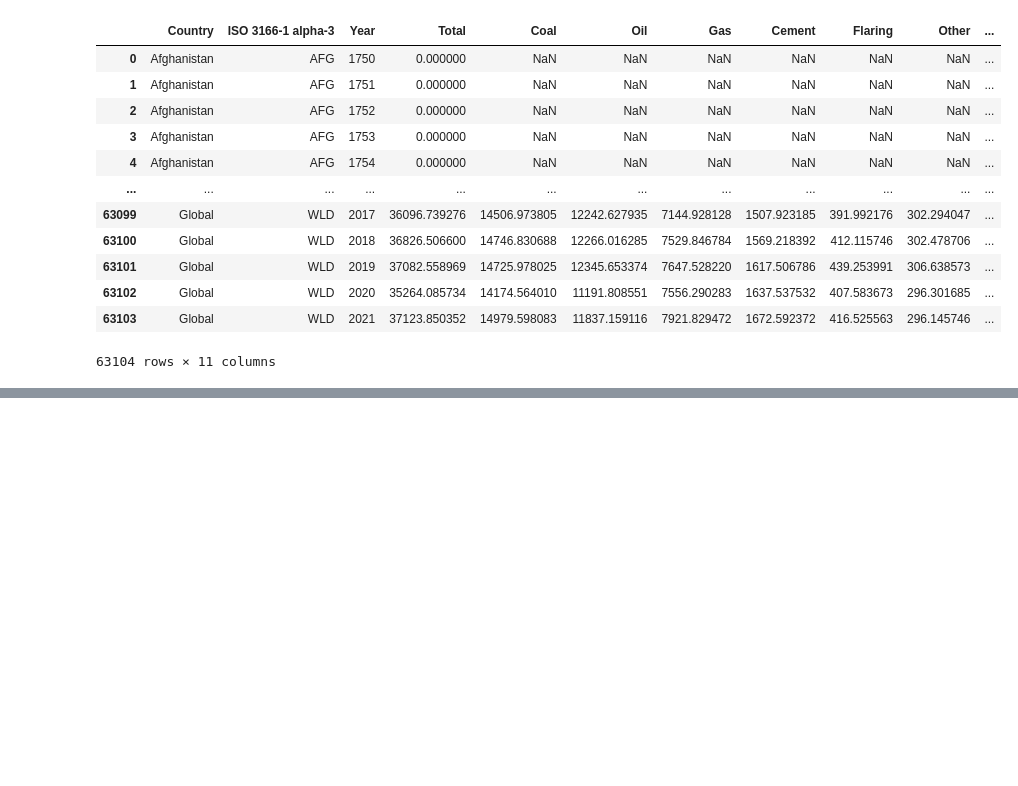
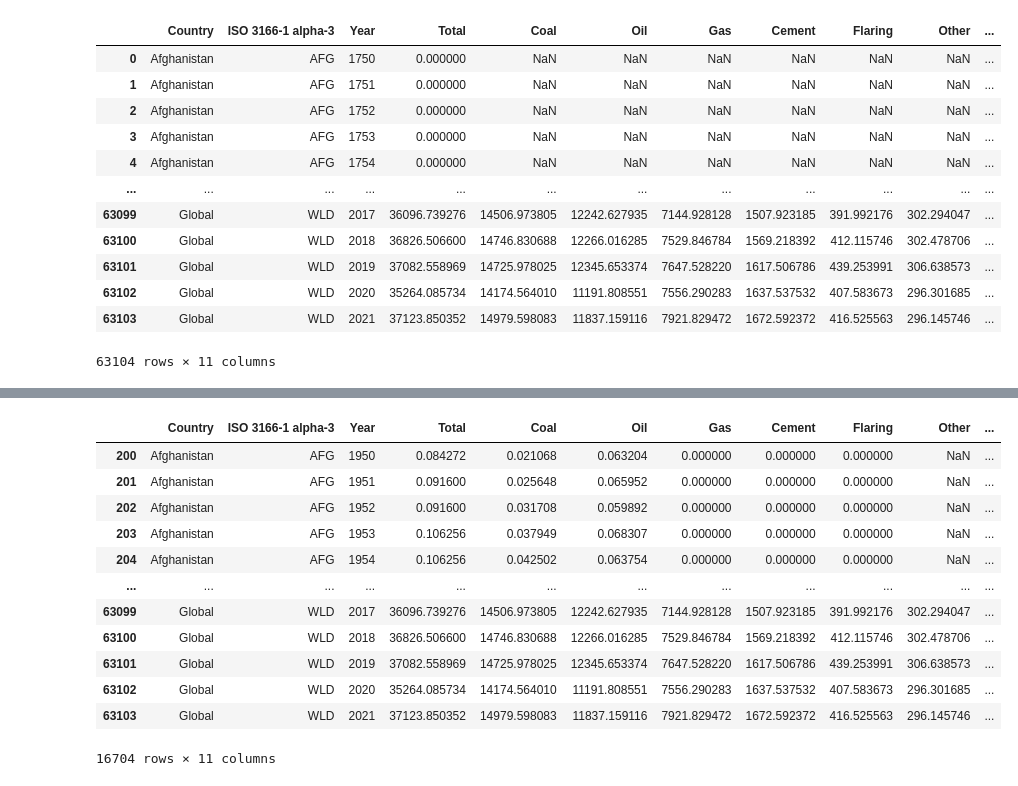
Before and after one commit to danilogiarlini/Global-CO2-Emission-Forecasting, a Jupyter notebook: main.ipynb, the cells around one changed output, grey strips where cells are left out. Saved outputs shown, nothing was run; the diff lists cells and outputs as text; code cells hidden in the pictures; blank space fills up the shorter version.

```diff
--- a/main.ipynb
+++ b/main.ipynb
@@ -38,0 +68,51 @@ array(['Afghanistan', 'Albania', 'Algeria', 'Andorra', 'Angola',
+# %%
+#Getting the mean of Each country
+coal_mean=df.groupby('Country')['Coal'].mean()
+oil_mean=df.groupby('Country')['Oil'].mean()
+gas_mean=df.groupby('Country')['Gas'].mean()
+cement_mean=df.groupby('Country')['Cement'].mean()
+flaring_mean=df.groupby('Country')['Flaring'].mean()
+other_mean=df.groupby('Country')['Other'].mean()
+per_capita_mean= df.groupby('Country')['Per Capita'].mean()
+#Setting the Index
+coal_mean.index = countries
+oil_mean.index = countries
+gas_mean.index = countries
+cement_mean.index = countries
+flaring_mean.index = countries
+other_mean.index = countries
+per_capita_mean.index = countries
+#Converting to Dictionary
+coal_mean=coal_mean.to_dict()
+oil_mean=oil_mean.to_dict()
+gas_mean=gas_mean.to_dict()
+cement_mean= cement_mean.to_dict()
+flaring_mean=flaring_mean.to_dict()
+other_mean=other_mean.to_dict()
+per_capita_mean= per_capita_mean.to_dict()
+# %%
+#fillin missing values with the mean of that country and the type of fuel
+df.Coal = df.Coal.fillna(df.Country.map(coal_mean))
+df.Oil = df.Oil.fillna(df.Country.map(oil_mean))
+df.Gas = df.Gas.fillna(df.Country.map(gas_mean))
+df.Cement = df.Cement.fillna(df.Country.map(cement_mean))
+df.Flaring = df.Flaring.fillna(df.Country.map(flaring_mean))
+df.Other = df.Other.fillna(df.Country.map(other_mean))
+df['Per Capita'].fillna(df.Country.map(per_capita_mean), inplace=True)
+# %%
+df.reset_index()
+df
+# %% [output]
+|  | Country | ISO 3166-1 alpha-3 | Year | Total | Coal | Oil | Gas | Cement | Flaring | Other | ... |
+| 200 | Afghanistan | AFG | 1950 | 0.084272 | 0.021068 | 0.063204 | 0.000000 | 0.000000 | 0.000000 | NaN | ... |
+| 201 | Afghanistan | AFG | 1951 | 0.091600 | 0.025648 | 0.065952 | 0.000000 | 0.000000 | 0.000000 | NaN | ... |
+| 202 | Afghanistan | AFG | 1952 | 0.091600 | 0.031708 | 0.059892 | 0.000000 | 0.000000 | 0.000000 | NaN | ... |
+| 203 | Afghanistan | AFG | 1953 | 0.106256 | 0.037949 | 0.068307 | 0.000000 | 0.000000 | 0.000000 | NaN | ... |
+| 204 | Afghanistan | AFG | 1954 | 0.106256 | 0.042502 | 0.063754 | 0.000000 | 0.000000 | 0.000000 | NaN | ... |
+| ... | ... | ... | ... | ... | ... | ... | ... | ... | ... | ... | ... |
+| 63099 | Global | WLD | 2017 | 36096.739276 | 14506.973805 | 12242.627935 | 7144.928128 | 1507.923185 | 391.992176 | 302.294047 | ... |
+| 63100 | Global | WLD | 2018 | 36826.506600 | 14746.830688 | 12266.016285 | 7529.846784 | 1569.218392 | 412.115746 | 302.478706 | ... |
+| 63101 | Global | WLD | 2019 | 37082.558969 | 14725.978025 | 12345.653374 | 7647.528220 | 1617.506786 | 439.253991 | 306.638573 | ... |
+| 63102 | Global | WLD | 2020 | 35264.085734 | 14174.564010 | 11191.808551 | 7556.290283 | 1637.537532 | 407.583673 | 296.301685 | ... |
+| 63103 | Global | WLD | 2021 | 37123.850352 | 14979.598083 | 11837.159116 | 7921.829472 | 1672.592372 | 416.525563 | 296.145746 | ... |
+16704 rows × 11 columns
```
Also changed, not shown: parts of 18 cells of this notebook.
